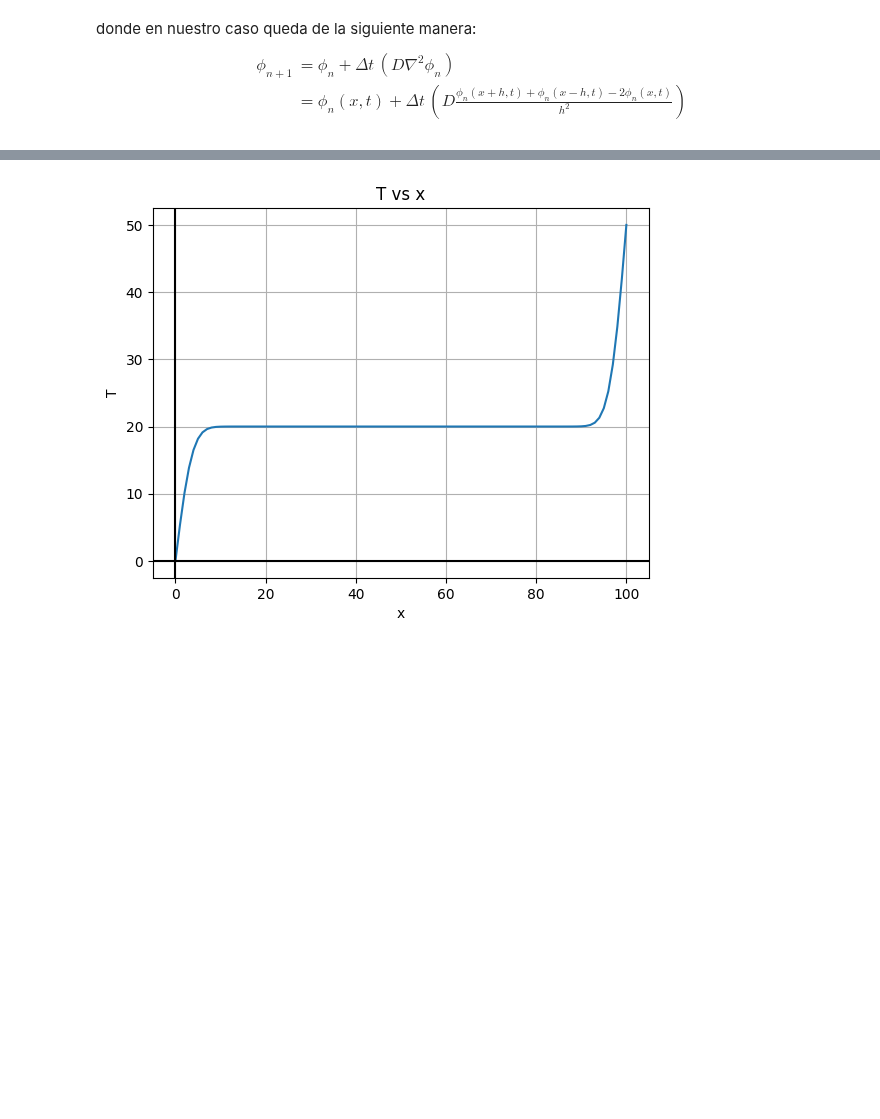
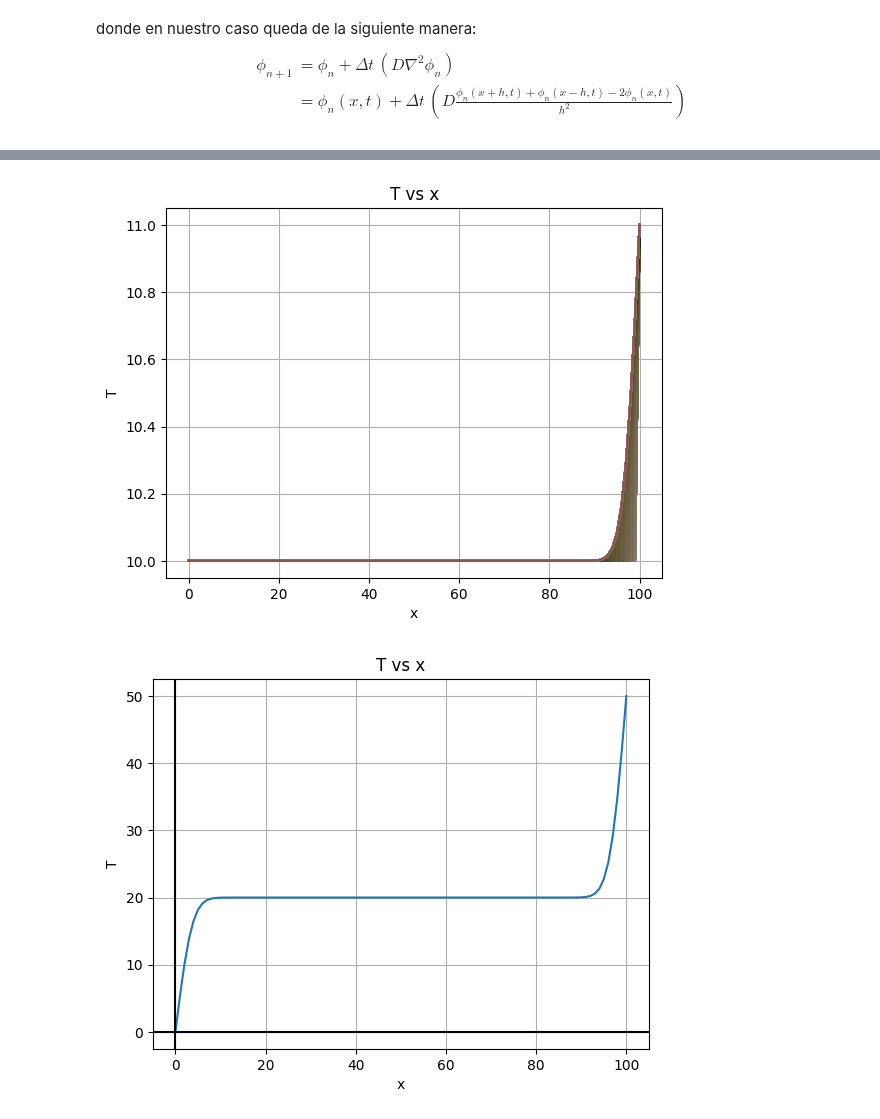
Before and after one commit to Alexi5omg/CLASE, a Jupyter notebook: Tareas/Práctica_6.ipynb, the cells around one changed output, grey strips where cells are left out. Saved outputs shown, nothing was run; the diff lists cells and outputs as text; code cells hidden in the pictures; blank space fills up the shorter version.

```diff
--- a/Tareas/Práctica_6.ipynb
+++ b/Tareas/Práctica_6.ipynb
@@ -181,36 +182,38 @@ dt = 0.0001
 
 for tp in [3285]:#,0.1,0.5,1,5,10]:  # ojo! tradará un rato
 
     eps = h/1000  # limite de tiempo para el método de Euler (h/1000, pues dt=0.0001), se divide el tiempo para iterar 1000 veces sobre cada cachito de L
     tf = tp + eps
 
     T = np.zeros(N+1)   # Arreglo para guardar las temperaturas
 
-    T[0] = 10 + 12*np.sin(2*np.pi*tp/1)       # Condiciones de frontera
-    T[N] = Tcaliente
-    T[1:N] = Tmed
+    T[0] = 10 + 12*np.sin(2*np.pi*tp/365)       # Condiciones de frontera
+    T[N] = 11
+    T[1:N] = 10
 
     Tn = np.copy(T)  # Copia de T para para guardar el resultado previo y el nuevo
 
 
     t = 0.0
     H = []
 
     while t < tf:  # T de Euler
         for i in range(1,N):
             Tn[i] = T[i] + (dt*D/(h**2))*(T[i+1]+T[i-1]-2*T[i])
         T,Tn = Tn,T
         t += h
         I.append(i/20)
         pl.plot(T)
 # I = np.linspace(0,20,101)
 # plt.plot(T,I)
 plt.title("T vs x")
 plt.xlabel("x")
 plt.ylabel("T")
 # plt.axhline(y = 0.0, xmin = 0.0, color = 'black')
 # plt.axvline(x = 0.0, ymin = 0.0, color = 'black')
 plt.grid()
+# %% [output]
+[figure, added]
 # %%
 # lo mismo, pero para varios valores de tiempo
 
```
Also changed, not shown: parts of 1 cell of this notebook.
